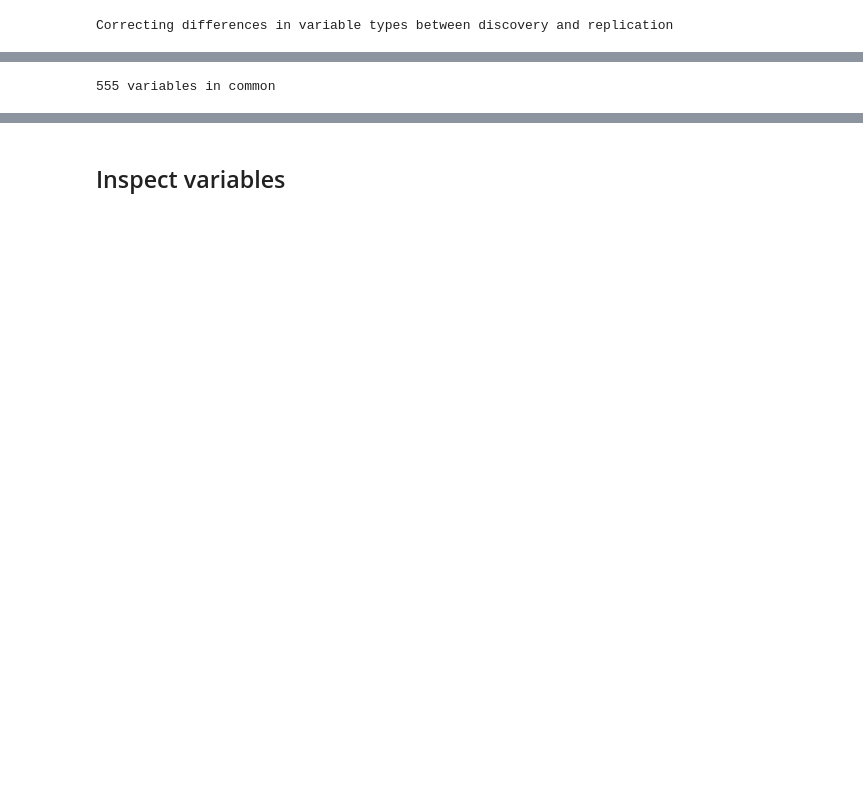
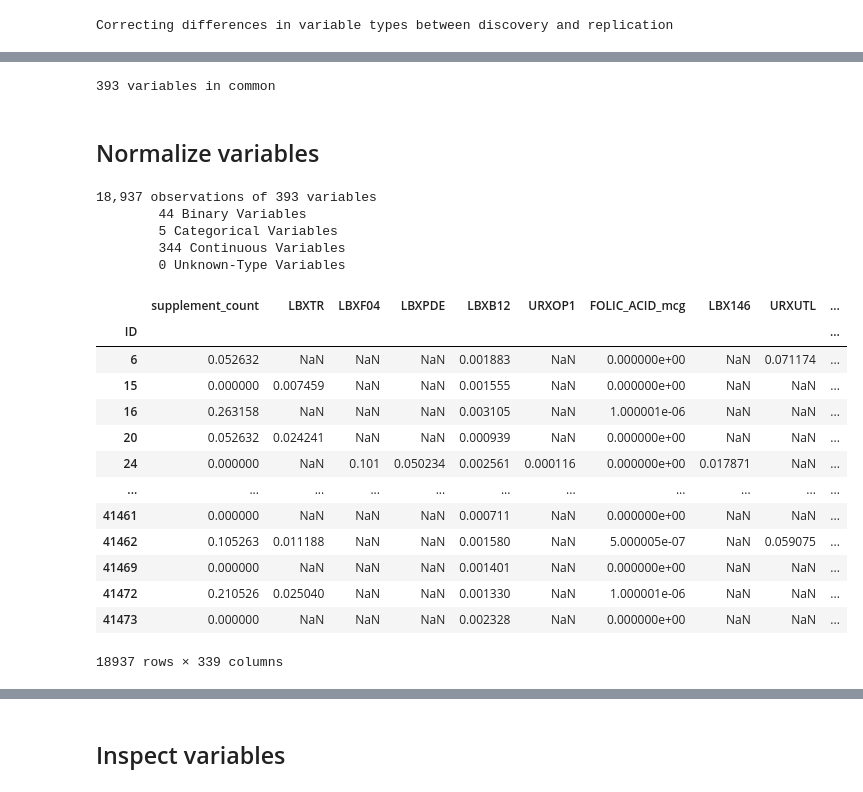
Before and after one commit to tomszar/PheEWAS_sexdiff, a Jupyter notebook: Code/02_QC.ipynb, the cells around one changed output, grey strips where cells are left out. Saved outputs shown, nothing was run; the diff lists cells and outputs as text; code cells hidden in the pictures; blank space fills up the shorter version.

```diff
--- a/Code/02_QC.ipynb
+++ b/Code/02_QC.ipynb
@@ -529,0 +627,3 @@ cl.describe.summarize(nhanes_males)
+# %%
+for i in range(len(dfs)):
+    cl.describe.summarize(dfs[i])
@@ -546,7 +669,61 @@ Correcting differences in variable types between discovery and replication
-# %%
-both = set(list(nhanes_females)) & set(list(nhanes_males))
-nhanes_females = nhanes_females[both]
-nhanes_males   = nhanes_males[both]
-print(f"{len(both)} variables in common")
-# %% [output]
-555 variables in common
+# %%
+all_vars = set(list(dfs[0])) & set(list(dfs[1])) & set(list(dfs[2])) & set(list(dfs[3]))
+for i in range(len(dfs)):
+    dfs[i] = dfs[i][all_vars]
+
+print(f"{len(all_vars)} variables in common")
+# %% [output]
+393 variables in common
+# %% [markdown]
+## Normalize variables
+# %%
+# Merge them to normalize across sexes while keeping the previous variable categories
+var_types = cl.describe.get_types(dfs[0])
+var_continuous  = list(var_types[var_types == 'continuous'].index)
+var_binary      = var_types[var_types == 'binary'].index
+var_categorical = var_types[var_types == 'categorical'].index
+var_constant    = var_types[var_types == 'constant'].index
+
+#nhanes = cl.modify.merge_observations(nhanes_females, nhanes_males)
+nhanes = pd.concat([dfs[0], dfs[1], dfs[2], dfs[3]])
+
+cl.describe.summarize(nhanes)
+# %% [output]
+18,937 observations of 393 variables
+        44 Binary Variables
+        5 Categorical Variables
+        344 Continuous Variables
+        0 Unknown-Type Variables
+# %%
+# Normalize only continuous that are not covariates
+for i in covariates:
+    if i in var_continuous:
+        var_continuous.remove(i)
+
+# Get the columns that are not in the var_continuous list
+cols = list(nhanes.columns)
+for i in var_continuous:
+    cols.remove(i)
+# %%
+from sklearn.preprocessing import normalize
+
+nhanes_c = nhanes[var_continuous] # nhanes continuous without covariates
+nhanes_e = nhanes[cols] # nhanes everything else
+
+nhanes_c = (nhanes_c - nhanes_c.min()) / (nhanes_c.max() - nhanes_c.min()) # Normalizing with pandas ignoring NaN
+nhanes_c
+# %% [output]
+|  | supplement_count | LBXTR | LBXF04 | LBXPDE | LBXB12 | URXOP1 | FOLIC_ACID_mcg | LBX146 | URXUTL | ... |
+| ID |  |  |  |  |  |  |  |  |  | ... |
+| 6 | 0.052632 | NaN | NaN | NaN | 0.001883 | NaN | 0.000000e+00 | NaN | 0.071174 | ... |
+| 15 | 0.000000 | 0.007459 | NaN | NaN | 0.001555 | NaN | 0.000000e+00 | NaN | NaN | ... |
+| 16 | 0.263158 | NaN | NaN | NaN | 0.003105 | NaN | 1.000001e-06 | NaN | NaN | ... |
+| 20 | 0.052632 | 0.024241 | NaN | NaN | 0.000939 | NaN | 0.000000e+00 | NaN | NaN | ... |
+| 24 | 0.000000 | NaN | 0.101 | 0.050234 | 0.002561 | 0.000116 | 0.000000e+00 | 0.017871 | NaN | ... |
+| ... | ... | ... | ... | ... | ... | ... | ... | ... | ... | ... |
+| 41461 | 0.000000 | NaN | NaN | NaN | 0.000711 | NaN | 0.000000e+00 | NaN | NaN | ... |
+| 41462 | 0.105263 | 0.011188 | NaN | NaN | 0.001580 | NaN | 5.000005e-07 | NaN | 0.059075 | ... |
+| 41469 | 0.000000 | NaN | NaN | NaN | 0.001401 | NaN | 0.000000e+00 | NaN | NaN | ... |
+| 41472 | 0.210526 | 0.025040 | NaN | NaN | 0.001330 | NaN | 1.000001e-06 | NaN | NaN | ... |
+| 41473 | 0.000000 | NaN | NaN | NaN | 0.002328 | NaN | 0.000000e+00 | NaN | NaN | ... |
+18937 rows × 339 columns
```
Also changed, not shown: parts of 64 cells of this notebook.
